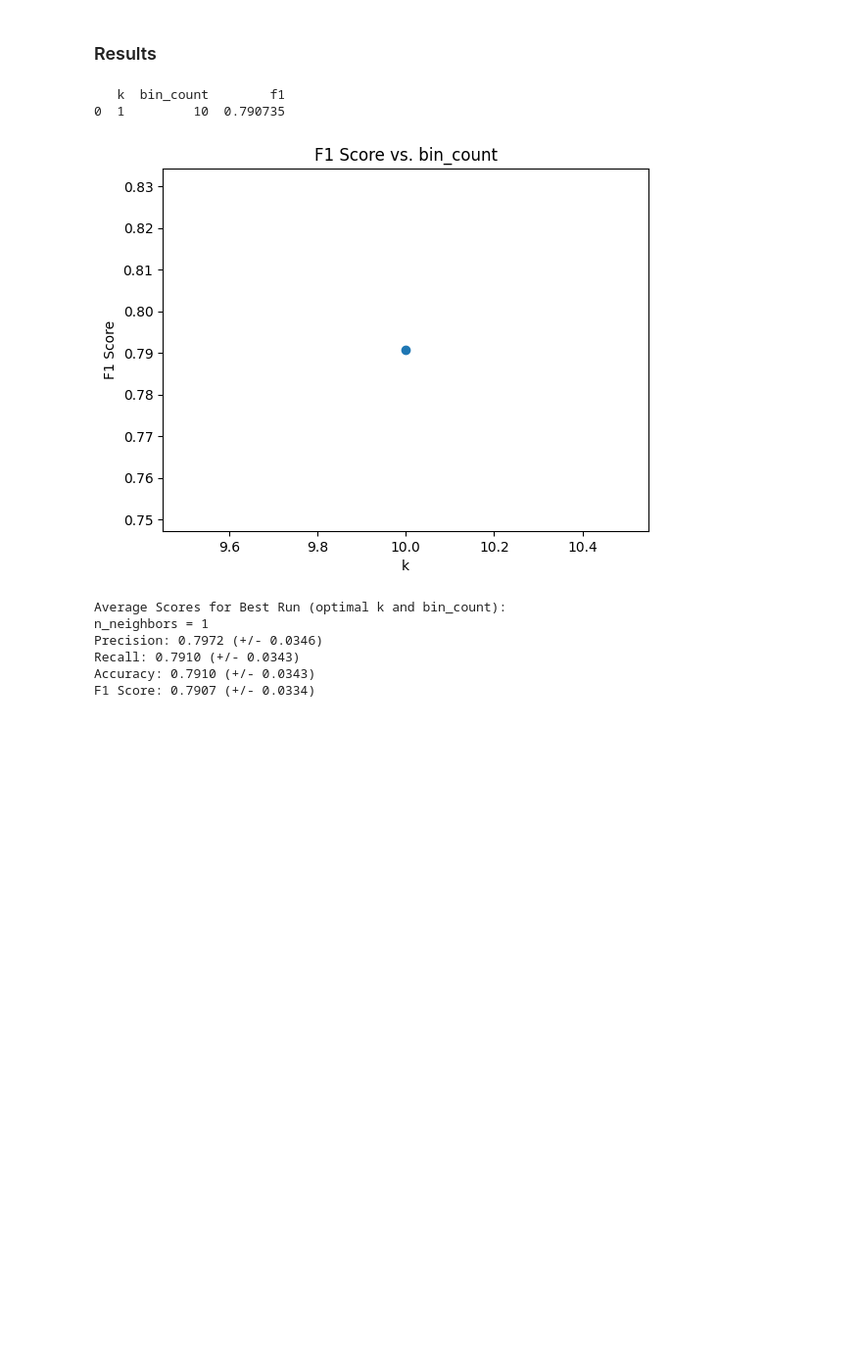
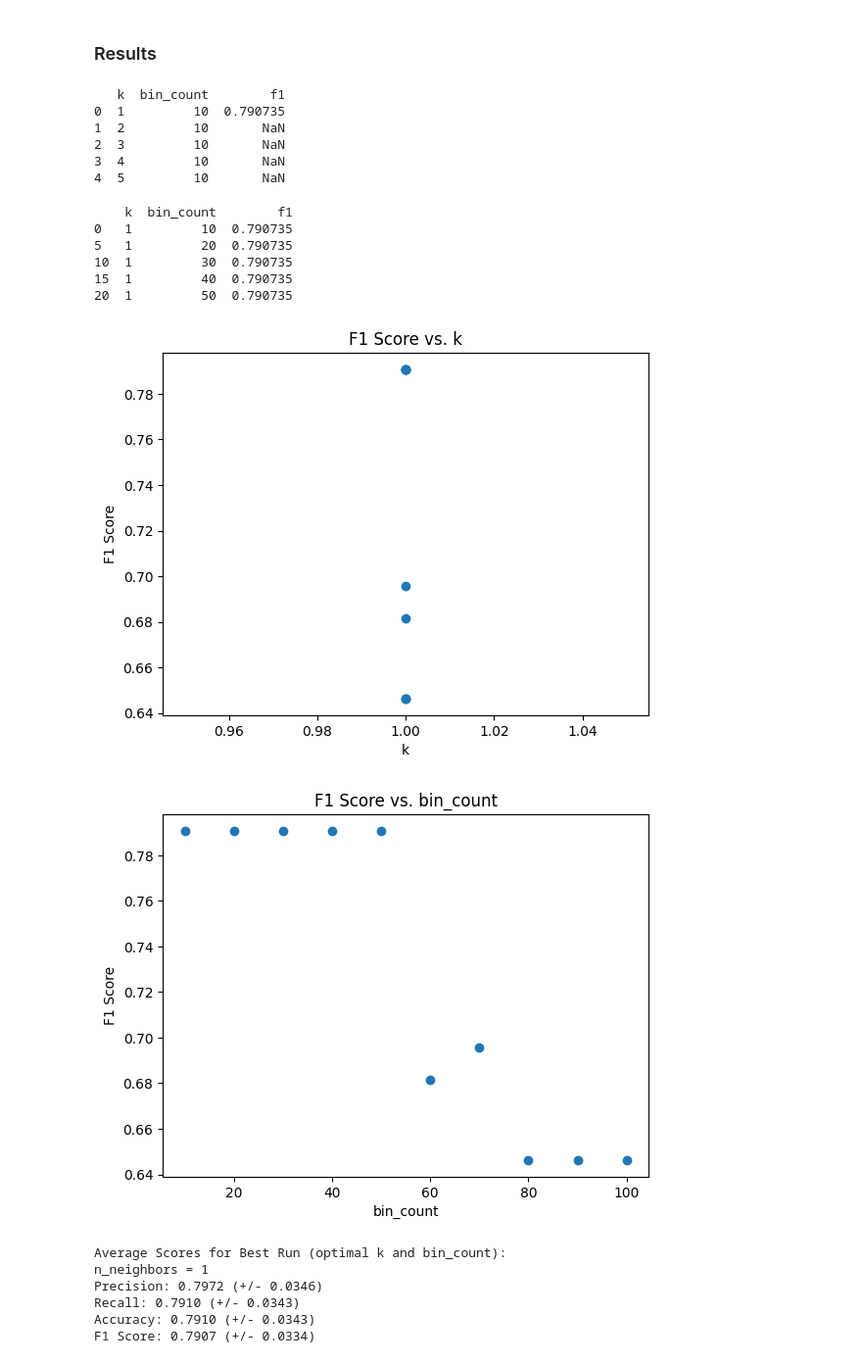
Before and after one commit to IsaacFigNewton/Conditional-Probability-Manifold-Regressor, a Jupyter notebook: KNN_Estimation_of_Feature_Probability_Distributions.ipynb, the cells around one changed output. Shown: that part at 98% size. Cells and saved outputs as stored; diff of their text form; code cells hidden in the pictures; blank space fills up the shorter version.

Commit message:
Testing new implementations, which work for only n_neighbors=1

```diff
--- a/KNN_Estimation_of_Feature_Probability_Distributions.ipynb
+++ b/KNN_Estimation_of_Feature_Probability_Distributions.ipynb
@@ -213,7 +213,7 @@ class PMFRegressor(ClassifierMixin, BaseEstimator):
         values, probabilities = self.get_feature_class_vals_and_probs(class_value, feature)
 
         # Create a kernel density estimator using Gaussian kernel
-        knn = KNeighborsRegressor(n_neighbors=self.n_neighbors).fit(values, probabilities)
+        knn = KNeighborsRegressor(n_neighbors=self.n_neighbors, weights="distance").fit(values, probabilities)
 
         return knn
 
@@ -247,6 +247,7 @@ class PMFRegressor(ClassifierMixin, BaseEstimator):
         elif len(neighbor_values) == 1:
             return probabilities[neighbor_indices[0]]
 
+        print("get_knn_weighted_avg() is broken for all k > 1")
         # get modified inverse distance weights
         standardized_distances = np.divide(neighbor_distances,
                                      np.sum(neighbor_distances))
@@ -281,14 +282,16 @@ class PMFRegressor(ClassifierMixin, BaseEstimator):
                 # Get the neighbors of the current datapoint and their indices in
                 distances, indices = model.kneighbors(X=datapoint, n_neighbors=self.n_neighbors)
 
+                # Get the weighted average of the neighbors' probabilities using built-in distance weighting
+                datapoint_class_likelihood = model.predict(datapoint)
+
+                # # Get the weighted average of the neighbors' probabilities using custom distance weighting
                 # datapoint_class_likelihood = self.get_knn_weighted_avg(class_value,
                 #                                                  feature,
                 #                                                  datapoint,
                 #                                                  indices,
                 #                                                  distances)
-                # print()
 
-                datapoint_class_likelihood = model.predict(datapoint)
                 # print(datapoint_class_likelihood)
 
                 # Accumulate features' weighted probabilities
@@ -684,8 +687,8 @@ F1 Score: 0.7097
 # %%
 # Define the parameter grid
 param_grid = {
-    'regressor__n_neighbors': range(1, 2),
-    'regressor__max_bins': range(10, 20, 10)
+    'regressor__n_neighbors': range(1, 6),
+    'regressor__max_bins': range(10, 110, 10)
 }
 
 # Create a scorer dictionary
@@ -776,14 +797,30 @@ print(f1_by_k_bins.head())
 # %% [output]
    k  bin_count        f1
 0  1         10  0.790735
+1  2         10       NaN
+2  3         10       NaN
+3  4         10       NaN
+4  5         10       NaN
+# %%
+print(f1_by_k_bins[f1_by_k_bins["k"] == 1].head())
+# %% [output]
+    k  bin_count        f1
+0   1         10  0.790735
+5   1         20  0.790735
+10  1         30  0.790735
+15  1         40  0.790735
+20  1         50  0.790735
 # %%
-plt.plot(f1_by_k_bins["bin_count"], f1_by_k_bins["f1"], marker='o') # Use plt.plot() for line plots
-plt.title("F1 Score vs. bin_count")
-plt.xlabel("k")
-plt.ylabel("F1 Score")
-plt.show()
+for col in f1_by_k_bins.columns:
+    if col != "f1":
+      plt.plot(f1_by_k_bins[col], f1_by_k_bins["f1"], marker='o')
+      plt.title(f"F1 Score vs. {col}")
+      plt.xlabel(col)
+      plt.ylabel("F1 Score")
+      plt.show()
 # %% [output]
-[figure, old version]
+[figure, new version]
+[figure, added]
 # %%
 # Print average scores
 print()
```
Also changed, not shown: parts of 6 cells of this notebook.
